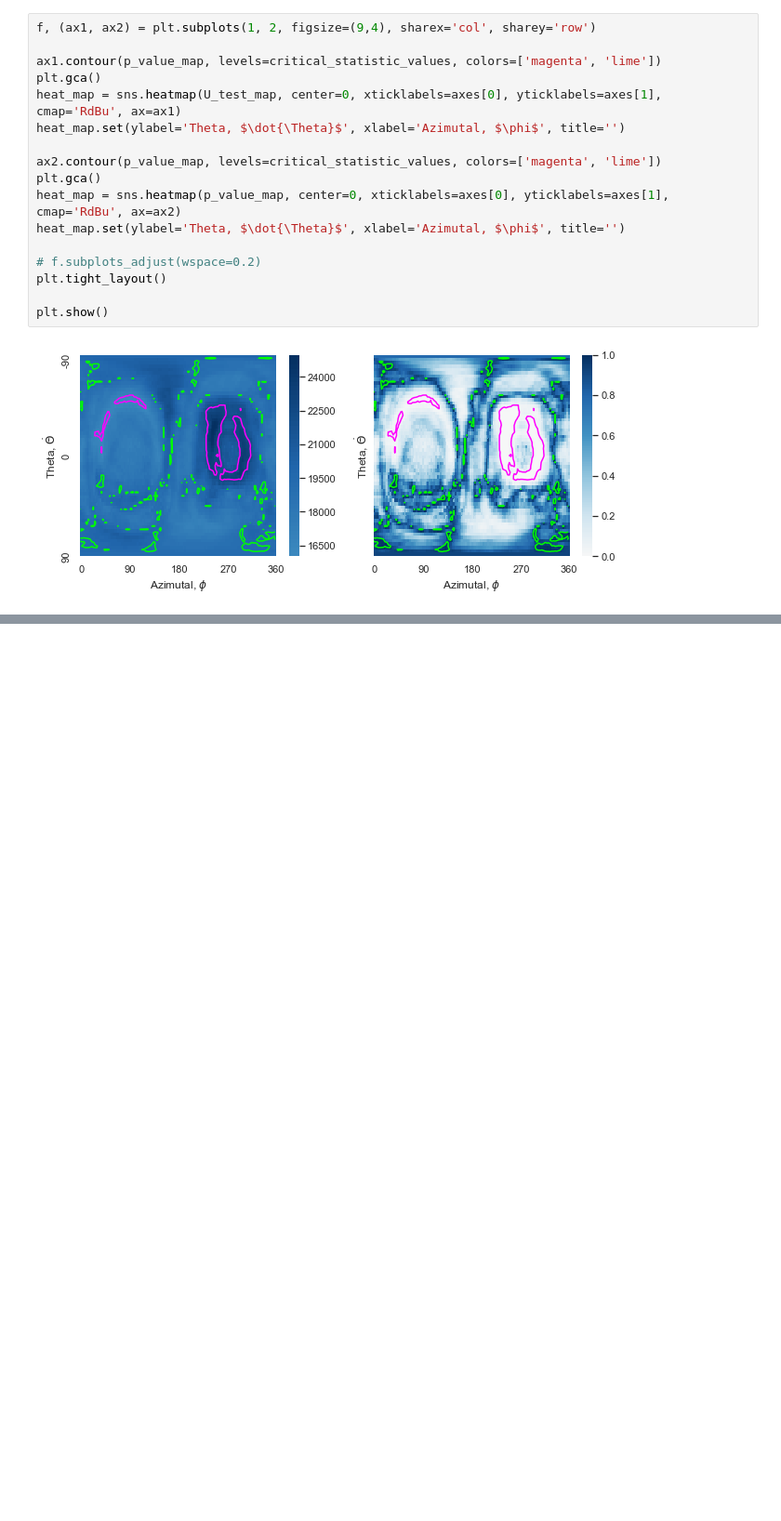
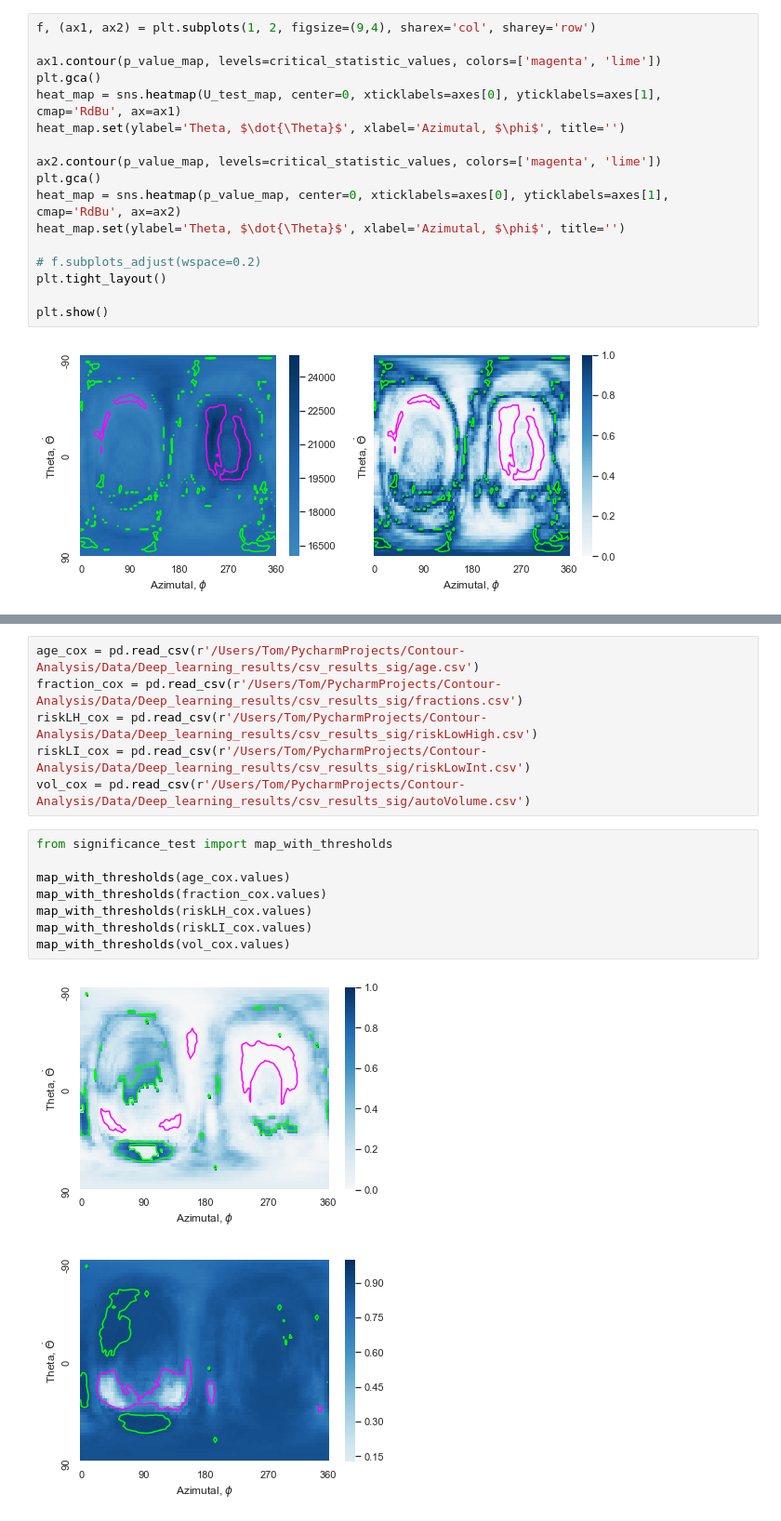
Before and after one commit to ThomasMullen/Contour-Analysis, a Jupyter notebook: Code/Contour-analysis-notepad.ipynb, the cells around one changed output, grey strips where cells are left out. Shown at 93% size. Saved outputs shown, nothing was run; the diff lists cells and outputs as text; blank space fills up the shorter version.

```diff
--- a/Code/Contour-analysis-notepad.ipynb
+++ b/Code/Contour-analysis-notepad.ipynb
@@ -196,0 +223,17 @@ plt.show()
+# %%
+age_cox = pd.read_csv(r'/Users/Tom/PycharmProjects/Contour-Analysis/Data/Deep_learning_results/csv_results_sig/age.csv')
+fraction_cox = pd.read_csv(r'/Users/Tom/PycharmProjects/Contour-Analysis/Data/Deep_learning_results/csv_results_sig/fractions.csv')
+riskLH_cox = pd.read_csv(r'/Users/Tom/PycharmProjects/Contour-Analysis/Data/Deep_learning_results/csv_results_sig/riskLowHigh.csv')
+riskLI_cox = pd.read_csv(r'/Users/Tom/PycharmProjects/Contour-Analysis/Data/Deep_learning_results/csv_results_sig/riskLowInt.csv')
+vol_cox = pd.read_csv(r'/Users/Tom/PycharmProjects/Contour-Analysis/Data/Deep_learning_results/csv_results_sig/autoVolume.csv')
+# %%
+from significance_test import map_with_thresholds
+
+map_with_thresholds(age_cox.values)
+map_with_thresholds(fraction_cox.values)
+map_with_thresholds(riskLH_cox.values)
+map_with_thresholds(riskLI_cox.values)
+map_with_thresholds(vol_cox.values)
+# %% [output]
+[figure, added]
+[figure, added]
```
Also changed, not shown: parts of 6 cells of this notebook.
